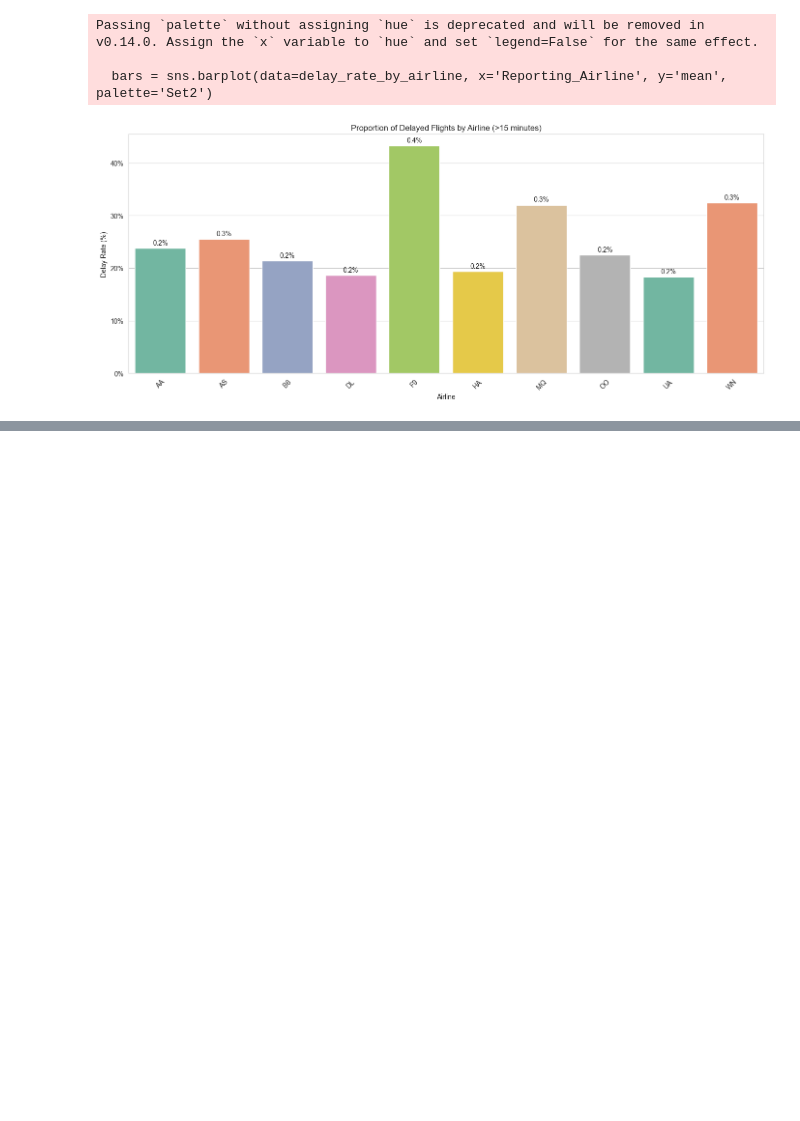
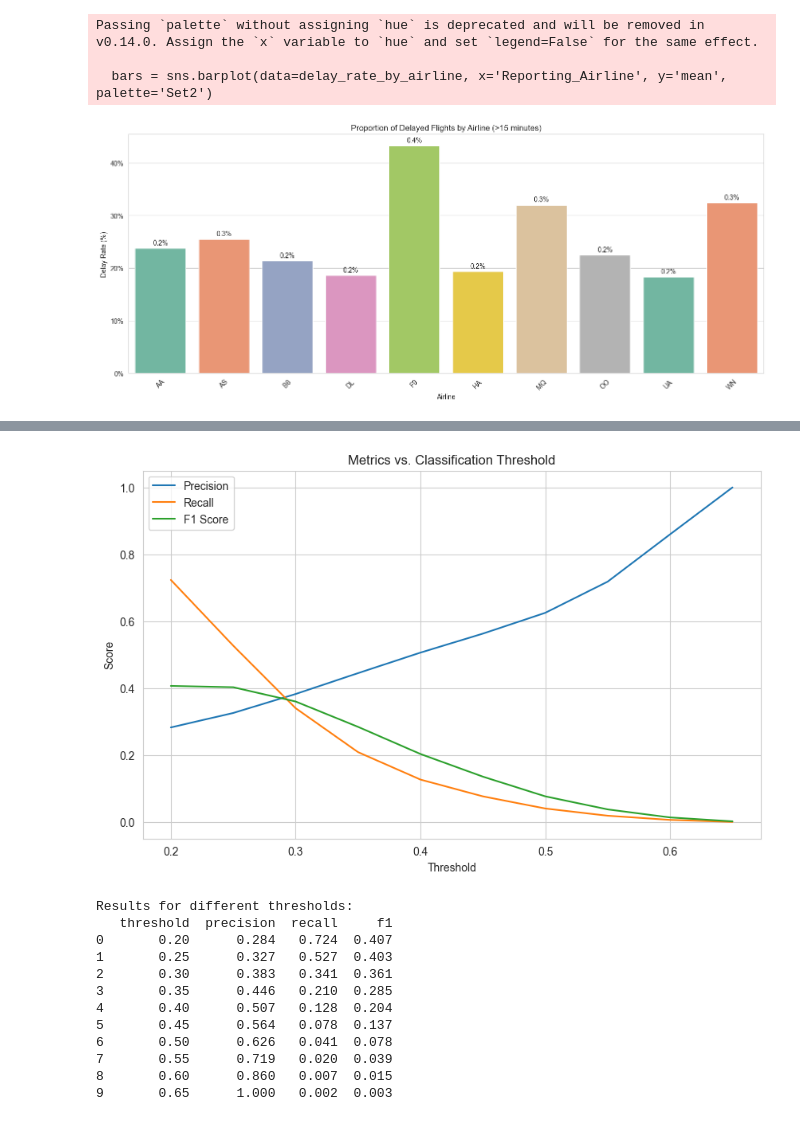
Before and after one commit to shloak17107/airline-delay-prediction, a Jupyter notebook: Vatsal_Copy_of_preprocessing.ipynb, the cells around one changed output, grey strips where cells are left out. Saved outputs shown, nothing was run; the diff lists cells and outputs as text; code cells hidden in the pictures; blank space fills up the shorter version.

```diff
--- a/Vatsal_Copy_of_preprocessing.ipynb
+++ b/Vatsal_Copy_of_preprocessing.ipynb
@@ -611,0 +602,4 @@ print("Confusion Matrix:\n", confusion_matrix(y_test, y_pred))
+# %%
+# Add ArrDelay and ArrDel15 columns from df to df_pp
+df_pp['ArrDelay'] = df['ArrDelay']
+df_pp['ArrDel15'] = df['ArrDel15']
@@ -611,0 +674,14 @@ print("Confusion Matrix:\n", confusion_matrix(y_test, y_pred))
+# %%
+from sklearn.linear_model import LogisticRegression
+
+# Train-test split
+X_train, X_test, y_train, y_test = train_test_split(X, y, test_size=0.2, random_state=42)
+
+# Initialize and train logistic regression
+logreg = LogisticRegression(max_iter=1000, class_weight='balanced')
+logreg.fit(X_train, y_train)
+
+# Predict and evaluate
+y_pred_logreg = logreg.predict(X_test)
+print("Classification Report (Logistic Regression):\n", classification_report(y_test, y_pred_logreg))
+print("Confusion Matrix:\n", confusion_matrix(y_test, y_pred_logreg))
@@ -611,0 +702,59 @@ print("Confusion Matrix:\n", confusion_matrix(y_test, y_pred))
+# %%
+from sklearn.metrics import precision_recall_curve, f1_score, precision_score, recall_score
+import numpy as np
+
+# Get predicted probabilities for the positive class
+probs = logreg.predict_proba(X_test)[:, 1]
+
+# Try different thresholds
+thresholds = np.arange(0.2, 0.7, 0.05)
+results = []
+
+for threshold in thresholds:
+    # Convert probabilities to predictions based on threshold
+    y_pred_thresh = (probs >= threshold).astype(int)
+
+    # Calculate metrics
+    precision = precision_score(y_test, y_pred_thresh)
+    recall = recall_score(y_test, y_pred_thresh)
+    f1 = f1_score(y_test, y_pred_thresh)
+
+    results.append({
+        'threshold': threshold,
+        'precision': precision,
+        'recall': recall,
+        'f1': f1
+    })
+
+# Convert results to DataFrame
+results_df = pd.DataFrame(results)
+
+# Plot results
+plt.figure(figsize=(10, 6))
+plt.plot(results_df['threshold'], results_df['precision'], label='Precision')
+plt.plot(results_df['threshold'], results_df['recall'], label='Recall')
+plt.plot(results_df['threshold'], results_df['f1'], label='F1 Score')
+plt.xlabel('Threshold')
+plt.ylabel('Score')
+plt.title('Metrics vs. Classification Threshold')
+plt.legend()
+plt.grid(True)
+plt.show()
+
+# Print results table
+print("\nResults for different thresholds:")
+print(results_df.round(3))
+# %% [output]
+[figure, added]
+Results for different thresholds:
+   threshold  precision  recall     f1
+0       0.20      0.284   0.724  0.407
+1       0.25      0.327   0.527  0.403
+2       0.30      0.383   0.341  0.361
+3       0.35      0.446   0.210  0.285
+4       0.40      0.507   0.128  0.204
+5       0.45      0.564   0.078  0.137
+6       0.50      0.626   0.041  0.078
+7       0.55      0.719   0.020  0.039
+8       0.60      0.860   0.007  0.015
+9       0.65      1.000   0.002  0.003
```
Also changed, not shown: parts of 31 cells of this notebook.
